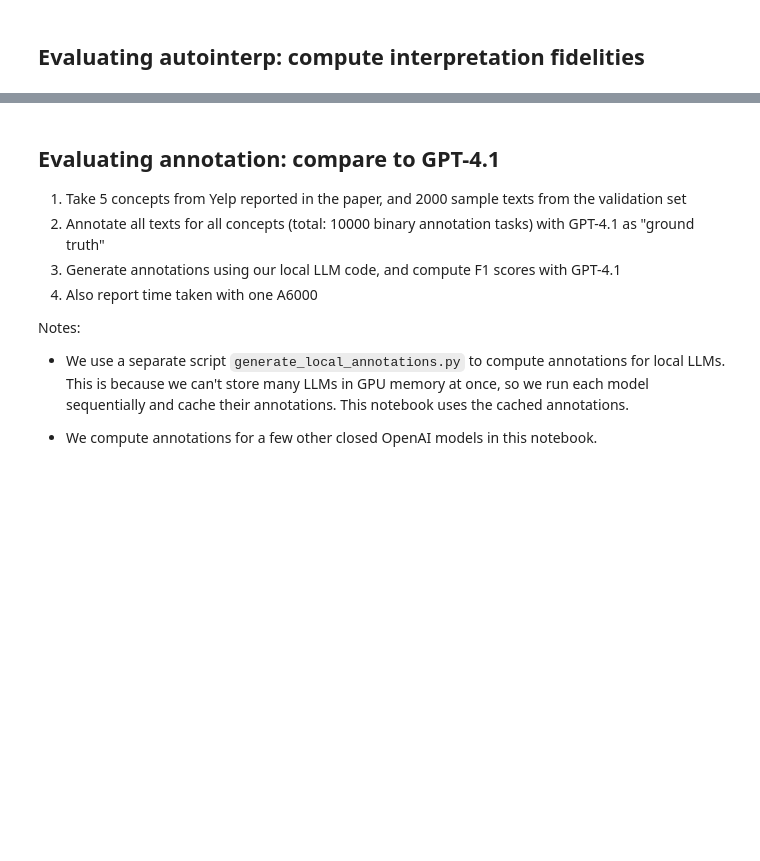
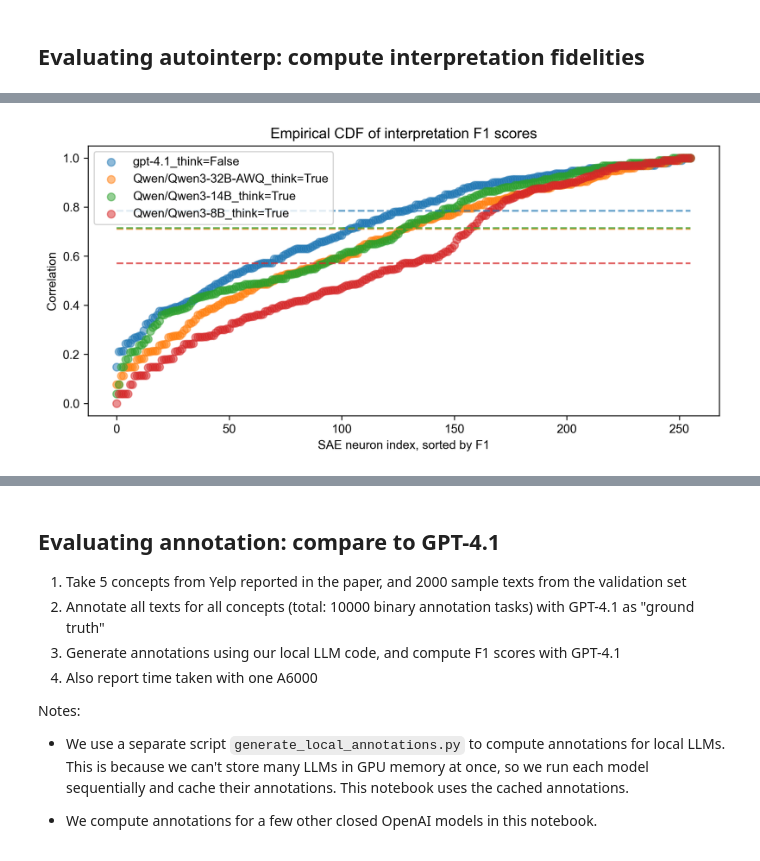
Before and after one commit to rmovva/HypotheSAEs, a Jupyter notebook: local_llm_experiments/local_llm.ipynb, the cells around one changed output, grey strips where cells are left out. Cells and saved outputs as stored; diff of their text form; code cells hidden in the pictures; blank space fills up the shorter version.

```diff
--- a/local_llm_experiments/local_llm.ipynb
+++ b/local_llm_experiments/local_llm.ipynb
@@ -158,0 +101,63 @@ plt.show()
+# %%
+# 1) choose models -----------------------------------------------------------
+reference = "gpt-4.1_think=False"            # sorting model
+# reference = "Qwen/Qwen3-32B-AWQ_think=True"
+others    = ["Qwen/Qwen3-32B-AWQ_think=True", "Qwen/Qwen3-14B_think=True", "Qwen/Qwen3-8B_think=True"]     # models to compare
+models    = [reference] + others
+
+# Sort by reference model or individually
+sort_by_reference = False  # Set to False to sort each model individually
+
+# 2) load data ---------------------------------------------------------------
+data = model_metrics
+
+missing = [m for m in models if m not in data]
+if missing:
+    raise KeyError(f"Models not in model_metrics: {missing}")
+
+# 3) gather F1 vectors -------------------------------------------------------
+f1_by_model = {m: data[m] for m in models}
+
+# Sort indices based on flag
+if sort_by_reference:
+    # Sort all models by reference model performance
+    reference_scores = f1_by_model[reference]
+    sorted_indices = sorted(range(len(reference_scores)), key=lambda i: reference_scores[i])
+
+# 4) plot --------------------------------------------------------------------
+plt.figure(figsize=(8, 4), dpi=300)
+colors = plt.cm.tab10.colors
+
+for i, (m, scores) in enumerate(f1_by_model.items()):
+    if sort_by_reference:
+        # Sort scores according to reference model ordering
+        sorted_scores = np.array([scores[idx] for idx in sorted_indices])
+    else:
+        # Sort each model individually
+        sorted_scores = np.array(sorted(scores))
+
+    plt.scatter(
+        range(len(sorted_scores)),
+        sorted_scores,
+        s=40,
+        alpha=0.5,
+        label=m,
+        color=colors[i % len(colors)],
+    )
+    plt.hlines(
+        np.median(sorted_scores),
+        0,
+        len(sorted_scores) - 1,
+        ls="--",
+        color=colors[i % len(colors)],
+        alpha=0.7,
+    )
+
+plt.xlabel(f"SAE neuron index, sorted by F1")
+plt.ylabel("Correlation")
+plt.title("Empirical CDF of interpretation F1 scores")
+plt.legend()
+plt.tight_layout()
+plt.show()
+# %% [output]
+[figure, added]
```
Also changed, not shown: parts of 7 cells of this notebook.
